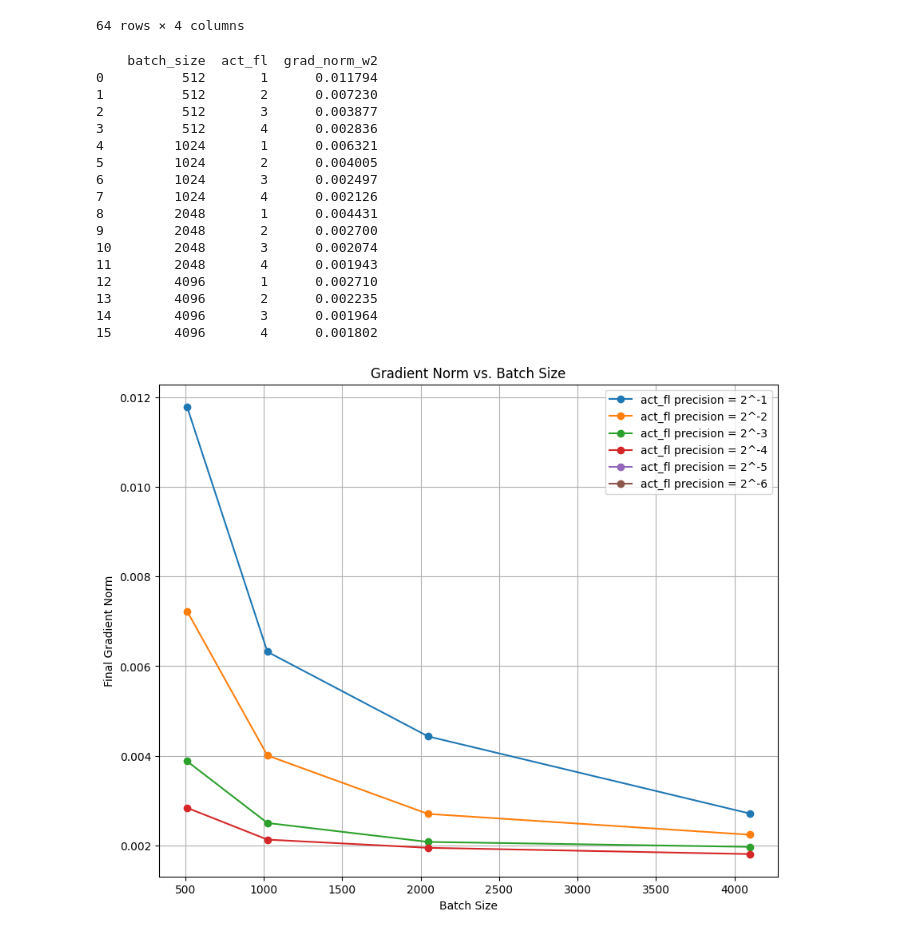
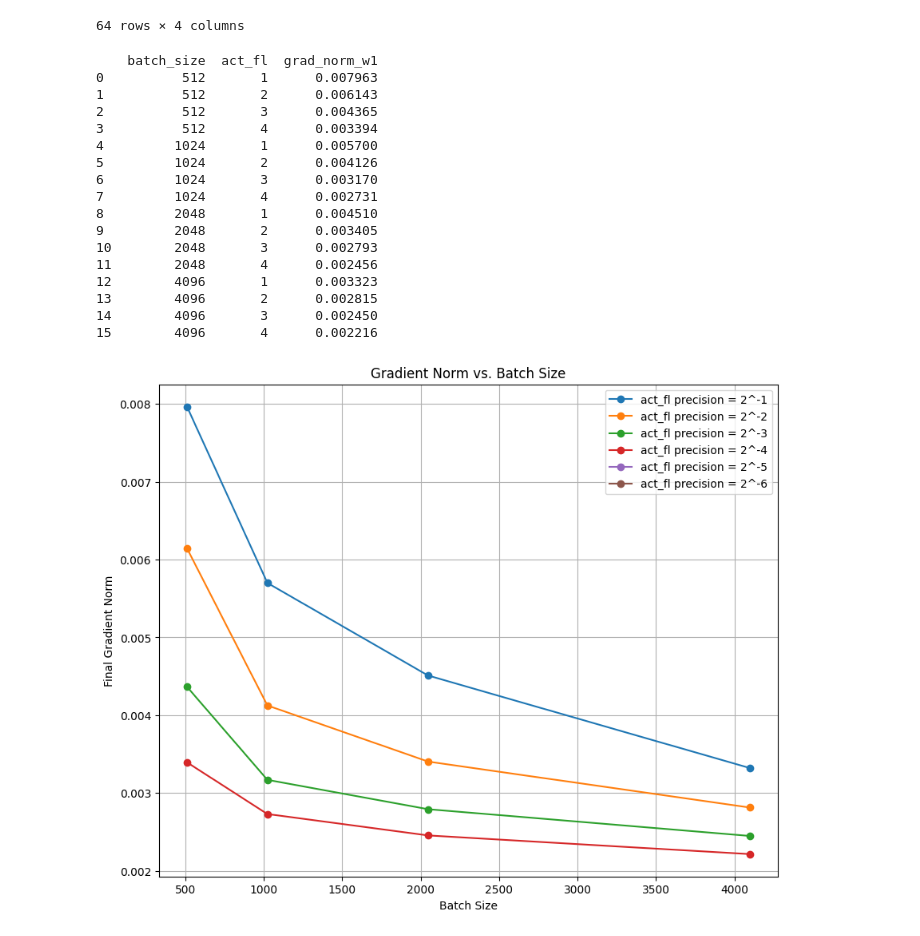
Before and after one commit to LiuTaowen-Tony/quantized-sgd, a Jupyter notebook: plot.ipynb, the cells around one changed output. Saved outputs shown, nothing was run; the diff lists cells and outputs as text; code cells hidden in the pictures.

Commit message:
fix error in mnist mlp simplify, now should scale with batch size

```diff
--- a/plot.ipynb
+++ b/plot.ipynb
@@ -159,7 +159,7 @@ plt.figure(figsize=(10, 8))
 
 
 def plot(l: pd.DataFrame, label):
-    plt.plot(l['batch_size'], l['grad_norm_w2'], marker='o', linestyle='-', label=label)
+    plt.plot(l['batch_size'], l['grad_norm_w1'], marker='o', linestyle='-', label=label)
 
 # # Loop through each man_width and plot lines for both data frames
 # for i in [0, 1]:
@@ -175,7 +175,7 @@ def plot(l: pd.DataFrame, label):
 # fl = "weight_fl"
 fl = "act_fl"
 
-df1 = runs_df[[fl, 'batch_size', 'grad_norm_w2']]
+df1 = runs_df[[fl, 'batch_size', 'grad_norm_w1']]
 
 df2 = df1.groupby(['batch_size',fl, ]).mean().reset_index()
 print(df2)
@@ -209,48 +209,48 @@ for i in [1,2,3,4,5,6]:
 
 # act_df = df2[act_man(biggest_possible_bitwidth) & weight_man(biggest_possible_bitwidth)]
 # actlow = act_df[rounding("stochastic") & back_man(i) & ~is_same_input]
 # actlow_nearest = act_df[rounding("nearest") & back_man(i)]
 # actlow_same = act_df[rounding("stochastic") & is_same_input]
 # back_man = runs_df[rounding("stochastic") & act_man(i) & back_man(23) & ~is_same_input]
 # plot(act_df, f"baseline")
 
 # base_line = runs_df[(runs_df["weight_man_width"] == 23) & (runs_df["act_man_width"] == 23)]
 # plt.plot(base_line['batch_size'], base_line['full_grad_norm'], marker='o', linestyle='-', label='base line')
 
 
 # Adding labels and title
 plt.xlabel('Batch Size')
 plt.ylabel('Final Gradient Norm')
 plt.title('Gradient Norm vs. Batch Size')
 plt.grid(True)
 
 # Adding the legend
 plt.legend()
 
 # Optionally, set the x-axis to log scale if the batch sizes are not uniformly distributed
 # plt.xscale('log')
 # plt.hlines([0.0085, 0.0069, 0.0053, 0.0038], 500, 4096)
 
 
 
 
 plt.show()
 # %% [output]
-    batch_size  act_fl  grad_norm_w2
-0          512       1      0.011794
-1          512       2      0.007230
-2          512       3      0.003877
-3          512       4      0.002836
-4         1024       1      0.006321
-5         1024       2      0.004005
-6         1024       3      0.002497
-7         1024       4      0.002126
-8         2048       1      0.004431
-9         2048       2      0.002700
-10        2048       3      0.002074
-11        2048       4      0.001943
-12        4096       1      0.002710
-13        4096       2      0.002235
-14        4096       3      0.001964
-15        4096       4      0.001802
+    batch_size  act_fl  grad_norm_w1
+0          512       1      0.007963
+1          512       2      0.006143
+2          512       3      0.004365
+3          512       4      0.003394
+4         1024       1      0.005700
+5         1024       2      0.004126
+6         1024       3      0.003170
+7         1024       4      0.002731
+8         2048       1      0.004510
+9         2048       2      0.003405
+10        2048       3      0.002793
+11        2048       4      0.002456
+12        4096       1      0.003323
+13        4096       2      0.002815
+14        4096       3      0.002450
+15        4096       4      0.002216
-[figure, old version]
+[figure, new version]
```
Also changed, not shown: parts of 1 cell of this notebook, 4 other files.
